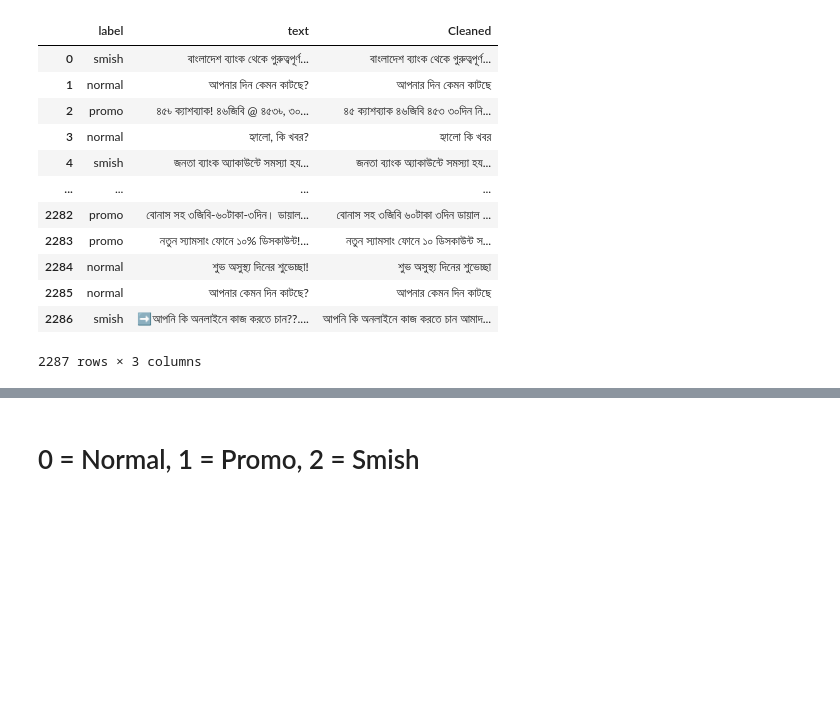
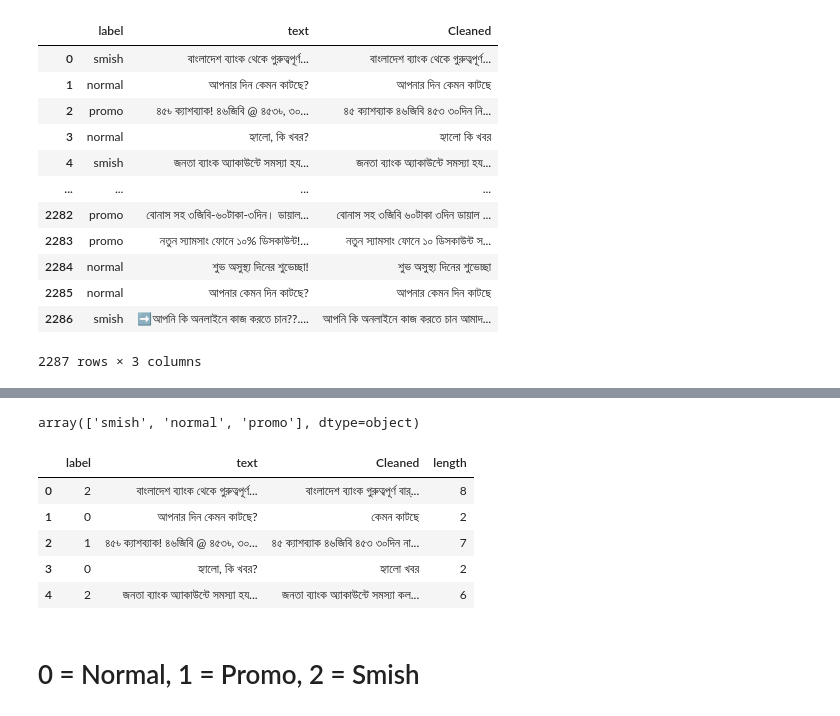
Before and after one commit to S4DIB/bengali-sms-fraud-detection-using-supervised-learning, a Jupyter notebook: Bengali Sms Fraud Detection.ipynb, the cells around one changed output, grey strips where cells are left out. Saved outputs shown, nothing was run; the diff lists cells and outputs as text; code cells hidden in the pictures; blank space fills up the shorter version.

```diff
--- a/Bengali Sms Fraud Detection.ipynb
+++ b/Bengali Sms Fraud Detection.ipynb
@@ -126,10 +126,19 @@ dataset = df.loc[df.length>0]
 dataset = dataset.reset_index(drop = True)
 # %%
-df['label'].unique()
+data['label'].unique()
+# %% [output]
+array(['smish', 'normal', 'promo'], dtype=object)
 # %%
 le = LabelEncoder()
-df['label'] = le.fit_transform(df['label'])
-df.head()
+data['label'] = le.fit_transform(data['label'])
+data.head()
+# %% [output]
+|  | label | text | Cleaned | length |
+| 0 | 2 | বাংলাদেশ ব্যাংক থেকে গুরুত্বপূর্ণ... | বাংলাদেশ ব্যাংক গুরুত্বপূর্ণ বার্... | 8 |
+| 1 | 0 | আপনার দিন কেমন কাটছে? | কেমন কাটছে | 2 |
+| 2 | 1 | ৪৫৳ ক্যাশব্যাক! ৪৬জিবি @ ৪৫৩৳, ৩০... | ৪৫ ক্যাশব্যাক ৪৬জিবি ৪৫৩ ৩০দিন না... | 7 |
+| 3 | 0 | হ্যালো, কি খবর? | হ্যালো খবর | 2 |
+| 4 | 2 | জনতা ব্যাংক অ্যাকাউন্টে সমস্যা হয... | জনতা ব্যাংক অ্যাকাউন্টে সমস্যা কল... | 6 |
 # %% [markdown]
 # 0 = Normal, 1 = Promo, 2 = Smish
 # %%
```
Also changed, not shown: parts of 9 cells of this notebook.
